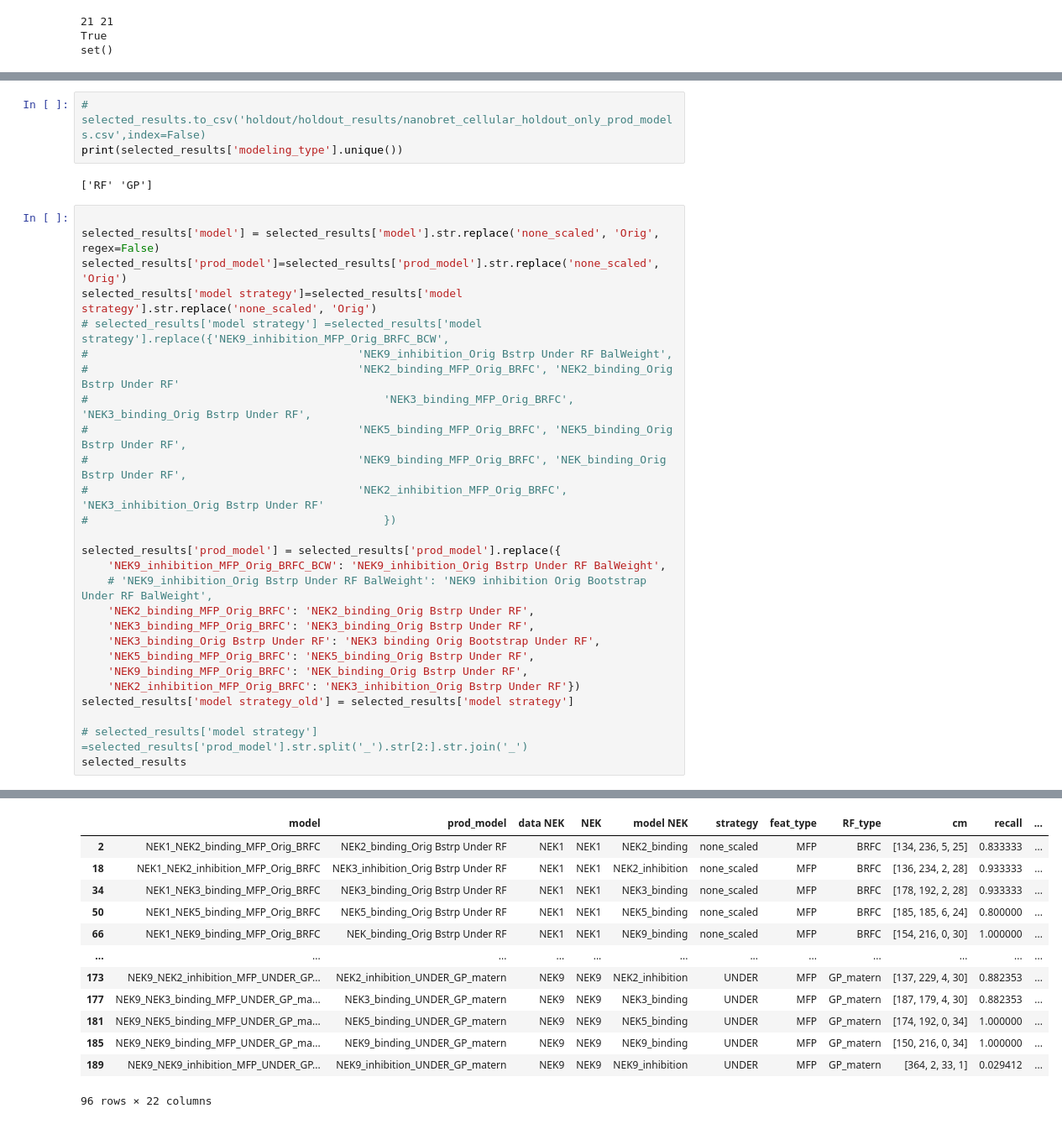
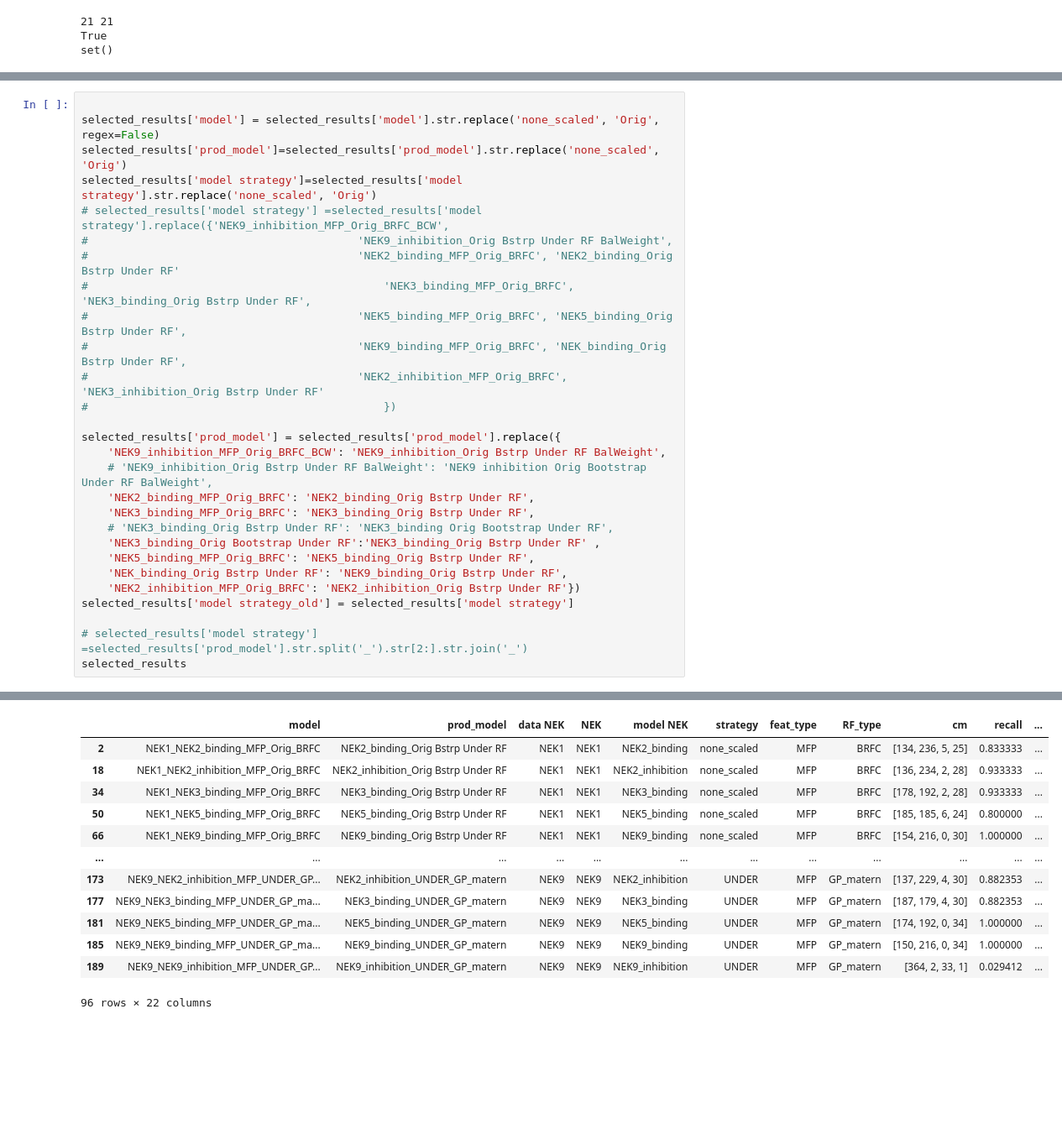
Before and after one commit to radhikasahai/ATOM_CODE, a Jupyter notebook: examples/compare_nanobret_cellular_holdout_prod.ipynb, the cells around one changed output, grey strips where cells are left out. Shown at 84% size. Cells and saved outputs as stored; diff of their text form; blank space fills up the shorter version.

```diff
--- a/examples/compare_nanobret_cellular_holdout_prod.ipynb
+++ b/examples/compare_nanobret_cellular_holdout_prod.ipynb
@@ -60,8 +69,3 @@ selected_results = all_results[all_results['prod_model'].isin(selected_prods)]
-# %%
-# selected_results.to_csv('holdout/holdout_results/nanobret_cellular_holdout_only_prod_models.csv',index=False)
-print(selected_results['modeling_type'].unique())
-# %% [output]
-['RF' 'GP']
 # %%
 
 selected_results['model'] = selected_results['model'].str.replace('none_scaled', 'Orig', regex=False)
@@ -79,40 +83,41 @@ selected_results['model strategy']=selected_results['model strategy'].str.replac
 selected_results['prod_model'] = selected_results['prod_model'].replace({
     'NEK9_inhibition_MFP_Orig_BRFC_BCW': 'NEK9_inhibition_Orig Bstrp Under RF BalWeight',
     # 'NEK9_inhibition_Orig Bstrp Under RF BalWeight': 'NEK9 inhibition Orig Bootstrap Under RF BalWeight',
     'NEK2_binding_MFP_Orig_BRFC': 'NEK2_binding_Orig Bstrp Under RF',
     'NEK3_binding_MFP_Orig_BRFC': 'NEK3_binding_Orig Bstrp Under RF',
-    'NEK3_binding_Orig Bstrp Under RF': 'NEK3 binding Orig Bootstrap Under RF',
+    # 'NEK3_binding_Orig Bstrp Under RF': 'NEK3_binding Orig Bootstrap Under RF',
+    'NEK3_binding_Orig Bootstrap Under RF':'NEK3_binding_Orig Bstrp Under RF' ,
     'NEK5_binding_MFP_Orig_BRFC': 'NEK5_binding_Orig Bstrp Under RF',
-    'NEK9_binding_MFP_Orig_BRFC': 'NEK_binding_Orig Bstrp Under RF',
-    'NEK2_inhibition_MFP_Orig_BRFC': 'NEK3_inhibition_Orig Bstrp Under RF'})
+    'NEK_binding_Orig Bstrp Under RF': 'NEK9_binding_Orig Bstrp Under RF',
+    'NEK2_inhibition_MFP_Orig_BRFC': 'NEK2_inhibition_Orig Bstrp Under RF'})
 selected_results['model strategy_old'] = selected_results['model strategy']
 
 # selected_results['model strategy'] =selected_results['prod_model'].str.split('_').str[2:].str.join('_')
 selected_results
 # %% [output]
 A value is trying to be set on a copy of a slice from a DataFrame.
 Try using .loc[row_indexer,col_indexer] = value instead
 
 See the caveats in the documentation: https://pandas.pydata.org/pandas-docs/stable/user_guide/indexing.html#returning-a-view-versus-a-copy
   selected_results['model'] = selected_results['model'].str.replace('none_scaled', 'Orig', regex=False)
 A value is trying to be set on a copy of a slice from a DataFrame.
 Try using .loc[row_indexer,col_indexer] = value instead
 
 See the caveats in the documentation: https://pandas.pydata.org/pandas-docs/stable/user_guide/indexing.html#returning-a-view-versus-a-copy
   selected_results['prod_model']=selected_results['prod_model'].str.replace('none_scaled', 'Orig')
 A value is trying to be set on a copy of a slice from a DataFrame.
 Try using .loc[row_indexer,col_indexer] = value instead
 ... (9 lines left out)
 Try using .loc[row_indexer,col_indexer] = value instead
 
 See the caveats in the documentation: https://pandas.pydata.org/pandas-docs/stable/user_guide/indexing.html#returning-a-view-versus-a-copy
   selected_results['model strategy_old'] = selected_results['model strategy']
 |  | model | prod_model | data NEK | NEK | model NEK | strategy | feat_type | RF_type | cm | recall | ... |
 | 2 | NEK1_NEK2_binding_MFP_Orig_BRFC | NEK2_binding_Orig Bstrp Under RF | NEK1 | NEK1 | NEK2_binding | none_scaled | MFP | BRFC | [134, 236, 5, 25] | 0.833333 | ... |
-| 18 | NEK1_NEK2_inhibition_MFP_Orig_BRFC | NEK3_inhibition_Orig Bstrp Under RF | NEK1 | NEK1 | NEK2_inhibition | none_scaled | MFP | BRFC | [136, 234, 2, 28] | 0.933333 | ... |
+| 18 | NEK1_NEK2_inhibition_MFP_Orig_BRFC | NEK2_inhibition_Orig Bstrp Under RF | NEK1 | NEK1 | NEK2_inhibition | none_scaled | MFP | BRFC | [136, 234, 2, 28] | 0.933333 | ... |
 | 34 | NEK1_NEK3_binding_MFP_Orig_BRFC | NEK3_binding_Orig Bstrp Under RF | NEK1 | NEK1 | NEK3_binding | none_scaled | MFP | BRFC | [178, 192, 2, 28] | 0.933333 | ... |
 | 50 | NEK1_NEK5_binding_MFP_Orig_BRFC | NEK5_binding_Orig Bstrp Under RF | NEK1 | NEK1 | NEK5_binding | none_scaled | MFP | BRFC | [185, 185, 6, 24] | 0.800000 | ... |
-| 66 | NEK1_NEK9_binding_MFP_Orig_BRFC | NEK_binding_Orig Bstrp Under RF | NEK1 | NEK1 | NEK9_binding | none_scaled | MFP | BRFC | [154, 216, 0, 30] | 1.000000 | ... |
+| 66 | NEK1_NEK9_binding_MFP_Orig_BRFC | NEK9_binding_Orig Bstrp Under RF | NEK1 | NEK1 | NEK9_binding | none_scaled | MFP | BRFC | [154, 216, 0, 30] | 1.000000 | ... |
 | ... | ... | ... | ... | ... | ... | ... | ... | ... | ... | ... | ... |
 | 173 | NEK9_NEK2_inhibition_MFP_UNDER_GP... | NEK2_inhibition_UNDER_GP_matern | NEK9 | NEK9 | NEK2_inhibition | UNDER | MFP | GP_matern | [137, 229, 4, 30] | 0.882353 | ... |
 | 177 | NEK9_NEK3_binding_MFP_UNDER_GP_ma... | NEK3_binding_UNDER_GP_matern | NEK9 | NEK9 | NEK3_binding | UNDER | MFP | GP_matern | [187, 179, 4, 30] | 0.882353 | ... |
```
Also changed, not shown: parts of 12 cells of this notebook.
